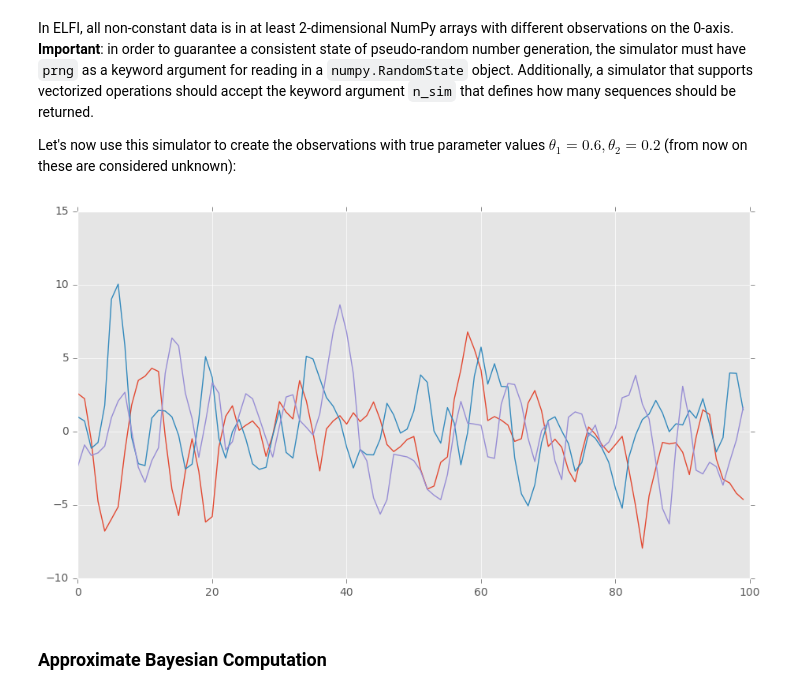
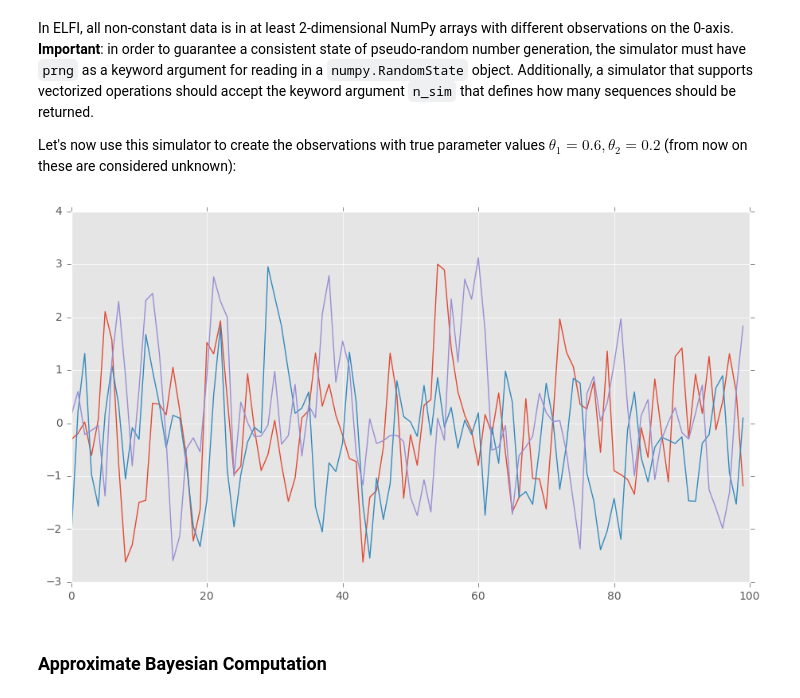
Before and after one commit to elfi-dev/elfi, a Jupyter notebook: notebooks/ma2_example.ipynb, the cells around one changed output. Drawn from its saved outputs; the diff is of its cells as text; code cells hidden in the pictures.

```diff
--- a/notebooks/ma2_example.ipynb
+++ b/notebooks/ma2_example.ipynb
@@ -38,21 +38,22 @@ In ELFI, all non-constant data is in at least 2-dimensional NumPy arrays with di
 Let's now use this simulator to create the observations with true parameter values $\theta_1=0.6, \theta_2=0.2$ (from now on these are considered unknown):
 # %%
 # true parameters
-t1_0 = 1.6
-t2_0 = 1.3
+t1_0 = 0.6
+t2_0 = 0.2
 
-# Set up observed data y
-y = MA2(t1_0, t2_0)
+# Set up observed data y with some random seed
+prng = np.random.RandomState(20161130)
+y = MA2(t1_0, t2_0, prng=prng)
 
 # Plot the observed sequence
 plt.figure(figsize=(11, 6));
 plt.plot(y.flatten());
 
 # To illustrate the stochasticity, let's plot a couple of more observations with the same true parameters:
 plt.plot(MA2(t1_0, t2_0).flatten());
 plt.plot(MA2(t1_0, t2_0).flatten());
 # %% [output]
-[figure, old version]
+[figure, new version]
 # %% [markdown]
 ### Approximate Bayesian Computation
 # %% [markdown]
```
Also changed, not shown: parts of 17 cells of this notebook, 3 other files.
